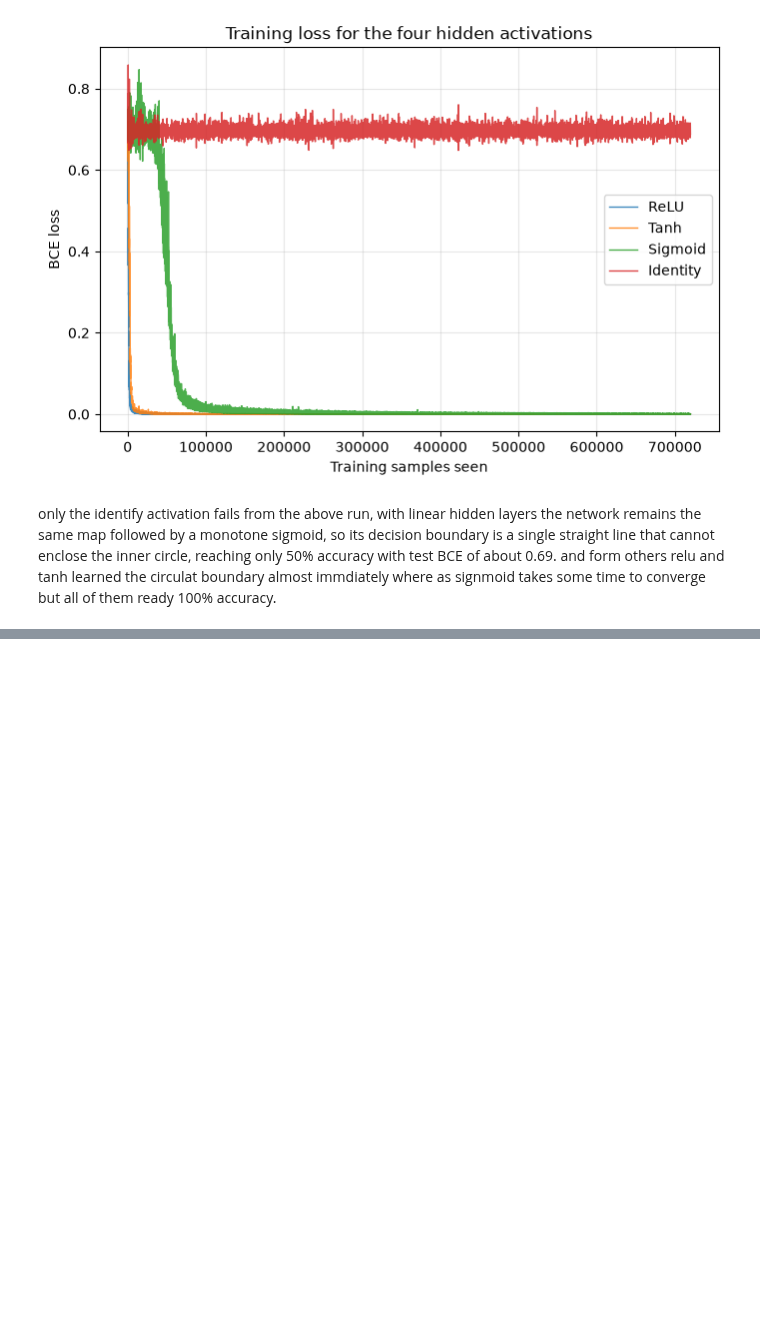
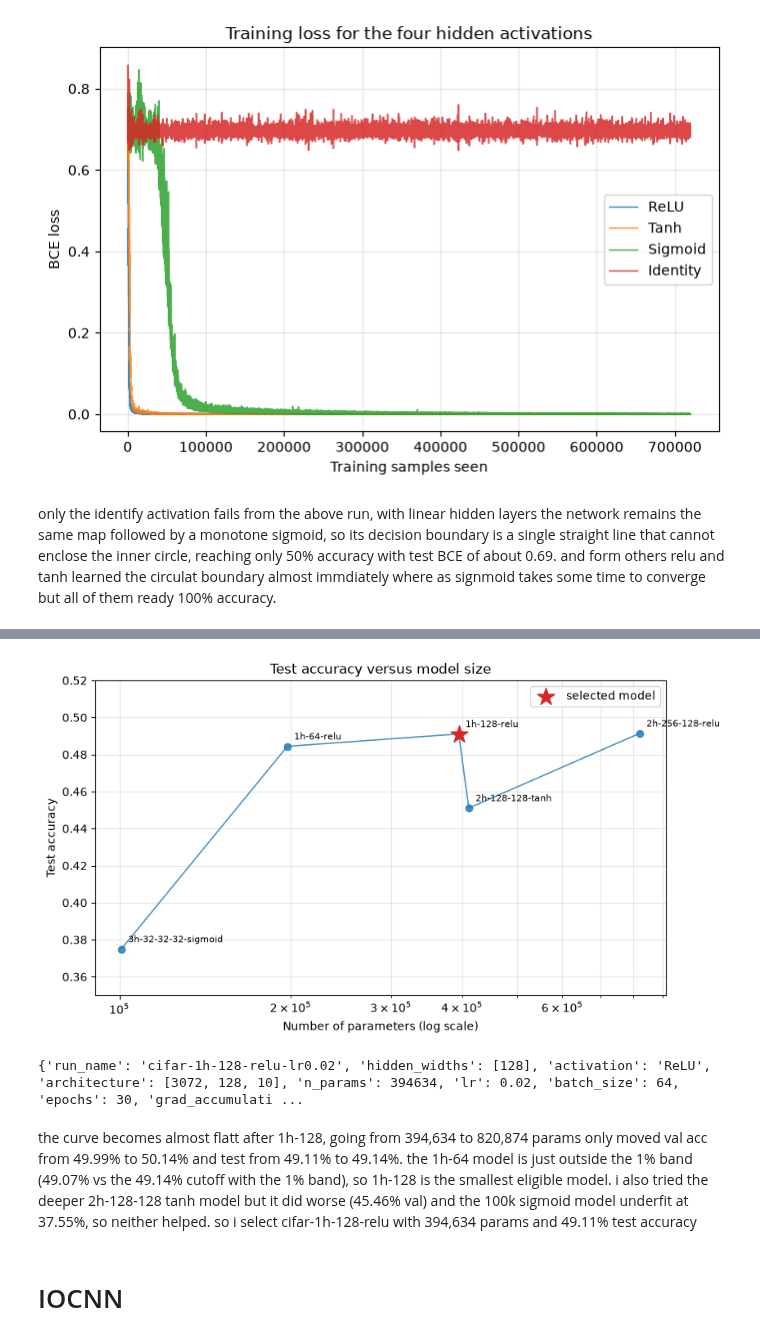
Before and after one commit to suryamanoj4/SMAI-A4, a Jupyter notebook: mlp.ipynb, the cells around one changed output, grey strips where cells are left out. Drawn from its saved outputs; the diff is of its cells as text; code cells hidden in the pictures; blank space fills up the shorter version.

```diff
--- a/mlp.ipynb
+++ b/mlp.ipynb
@@ -931,0 +1411,16 @@ only the identify activation fails from the above run, with linear hidden layers
+# %%
+sorted_results = sorted(results, key=lambda r: r["n_params"])
+print(
+    f"{'Model / WandB run':<40}"
+    f"{'Parameters':>12}"
+    f"{'Val acc':>10}"
+    f"{'Test acc':>10}"
+)
+
+for r in sorted_results:
+    print(
+        f"{r['run_name']:<40}"
+        f"{r['n_params']:>12,}"
+        f"{r['val_acc']:10.4f}"
+        f"{r['test_acc']:10.4f}"
+    )
@@ -931,0 +1472,60 @@ only the identify activation fails from the above run, with linear hidden layers
+# %%
+fig, ax = plt.subplots(figsize=(9, 5))
+params = [r["n_params"] for r in sorted_results]
+test_acc = [r["test_acc"] for r in sorted_results]
+ax.plot(params,test_acc,marker="o",linewidth=1.2,alpha=0.8)
+
+for r in sorted_results:
+    short_name = r["name"].replace("cifar-", "")
+    ax.annotate(
+        short_name,
+        (r["n_params"], r["test_acc"]),
+        textcoords="offset points",
+        xytext=(6, 6),
+        fontsize=8,
+    )
+ax.scatter(
+    [selected["n_params"]],
+    [selected["test_acc"]],
+    marker="*",
+    s=250,
+    color="tab:red",
+    label="selected model",
+    zorder=5,
+)
+
+ax.set_xscale("log")
+ax.set_xlabel("Number of parameters (log scale)")
+ax.set_ylabel("Test accuracy")
+ax.set_title("Test accuracy versus model size")
+ax.grid(True, which="both", alpha=0.3)
+ax.set_ylim(0.35, 0.52)
+ax.legend()
+plt.show()
+# %% [output]
+[figure, added]
+# %%
+selected_model = models[selected["name"]]
+selected_model.save_to("models/selected_mlp.npz")
+selected_config = {
+    "run_name": selected["run_name"],
+    "hidden_widths": selected["widths"],
+    "activation": selected["activation"],
+    "architecture": [3072] + selected["widths"] + [10],
+    "n_params": selected["n_params"],
+    "lr": LR,
+    "batch_size": BATCH_SIZE,
+    "epochs": EPOCHS,
+    "grad_accumulation_steps": GRAD_ACCUM,
+    "patience": PATIENCE,
+    "relative_loss_threshold": REL_THRESHOLD,
+    "val_acc": selected["val_acc"],
+    "test_acc": selected["test_acc"],
+}
+print(selected_config)
+# %% [output]
+{'run_name': 'cifar-1h-128-relu-lr0.02', 'hidden_widths': [128], 'activation': 'ReLU', 'architecture': [3072, 128, 10], 'n_params': 394634, 'lr': 0.02, 'batch_size': 64, 'epochs': 30, 'grad_accumulati ...
+# %% [markdown]
+the curve becomes almost flatt after 1h-128, going from 394,634 to 820,874 params only moved val acc from 49.99% to 50.14% and test from 49.11% to 49.14%. the 1h-64 model is just outside the 1% band (49.07% vs the 49.14% cutoff with the 1% band), so 1h-128 is the smallest eligible model. i also tried the deeper 2h-128-128 tanh model but it did worse (45.46% val) and the 100k sigmoid model underfit at 37.55%, so neither helped. so i select cifar-1h-128-relu with 394,634 params and 49.11% test accuracy
+# %% [markdown]
+# IOCNN
```
Also changed, not shown: parts of 24 cells of this notebook.
